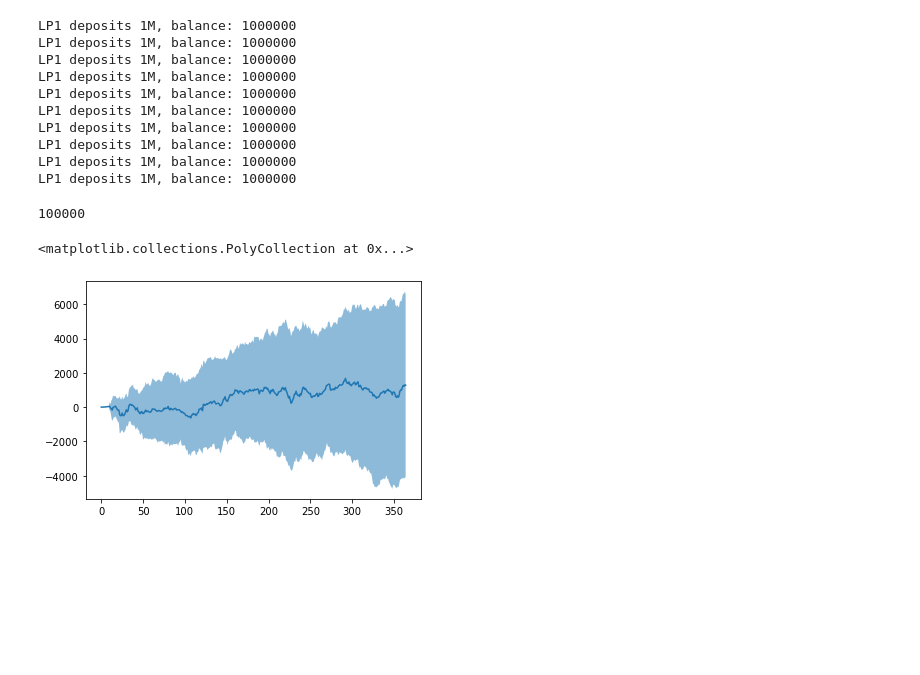
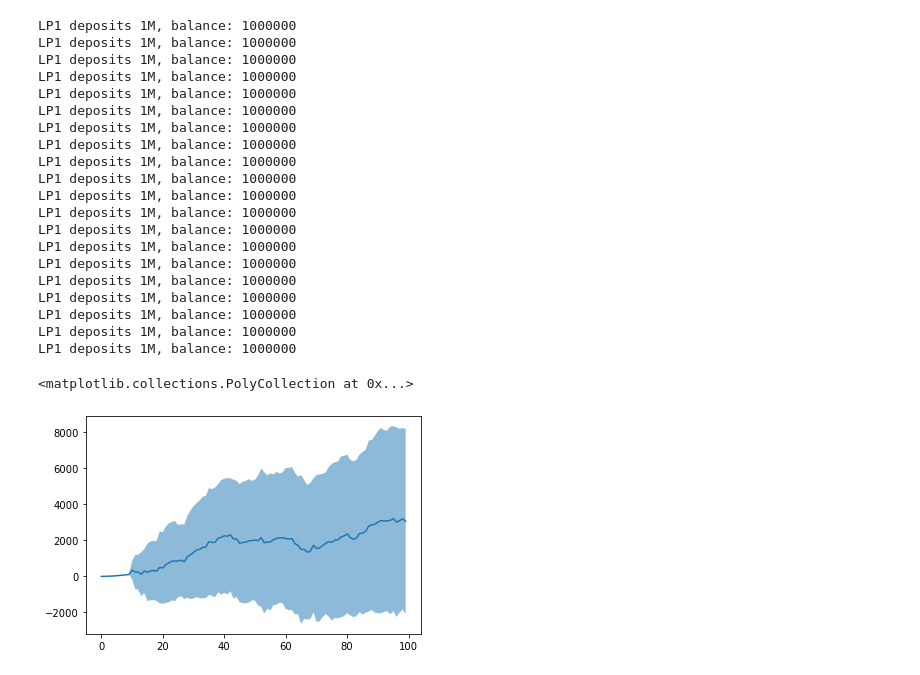
Before and after one commit to ensuro/ensuro, a Jupyter notebook: api/notebooks/Simulation.ipynb, the cells around one changed output. Saved outputs shown, nothing was run; the diff lists cells and outputs as text; code cells hidden in the pictures; blank space fills up the shorter version.

```diff
--- a/api/notebooks/Simulation.ipynb
+++ b/api/notebooks/Simulation.ipynb
@@ -31,7 +31,7 @@ def policy_factory(protocol, *args, **kwargs):
     policy_count += 1
     return protocol.new_policy(
         "Roulette", payout=_W(360), premium=_W(10),
-        loss_prob=_R(1/37), expiration=protocol.now() + 10 * DAY,
+        loss_prob=_R(1/37), expiration=protocol.now() + int(9.5 * DAY),
     )
 
 
@@ -64,11 +64,14 @@ class MyObserver(SimulationObserver):
         return (self.token.total_supply() - self.initial_supply).to_float()
 
 
-policy_distribution = list(random_distribute(10000, 365))
+
+days = 100
+
+policy_distribution = list(random_distribute(10000, days))
 
 observer = MyObserver()
 
-for run in range(10):
+for run in range(20):
     protocol = load_config(StringIO(YAML_SETUP))
     run_simulation(
         protocol, DAY, policy_distribution,
@@ -85,17 +88,23 @@ LP1 deposits 1M, balance: 1000000
 LP1 deposits 1M, balance: 1000000
 LP1 deposits 1M, balance: 1000000
 LP1 deposits 1M, balance: 1000000
+LP1 deposits 1M, balance: 1000000
+LP1 deposits 1M, balance: 1000000
+LP1 deposits 1M, balance: 1000000
+LP1 deposits 1M, balance: 1000000
+LP1 deposits 1M, balance: 1000000
+LP1 deposits 1M, balance: 1000000
+LP1 deposits 1M, balance: 1000000
+LP1 deposits 1M, balance: 1000000
+LP1 deposits 1M, balance: 1000000
+LP1 deposits 1M, balance: 1000000
-# %%
-policy_count
-# %% [output]
-100000
 # %%
 fig, ax = plt.subplots()
 profit_mean = observer.mean("profit")
 profit_std = observer.std("profit")
 
-ax.plot(range(365), profit_mean, '-')
-ax.fill_between(range(365), profit_mean - profit_std, profit_mean + profit_std, alpha=0.5)
+ax.plot(range(days), profit_mean, '-')
+ax.fill_between(range(days), profit_mean - profit_std, profit_mean + profit_std, alpha=0.5)
 # %% [output]
 <matplotlib.collections.PolyCollection at 0x...>
-[figure, old version]
+[figure, new version]
```
Also changed, not shown: parts of 2 cells of this notebook, 1 other file.
